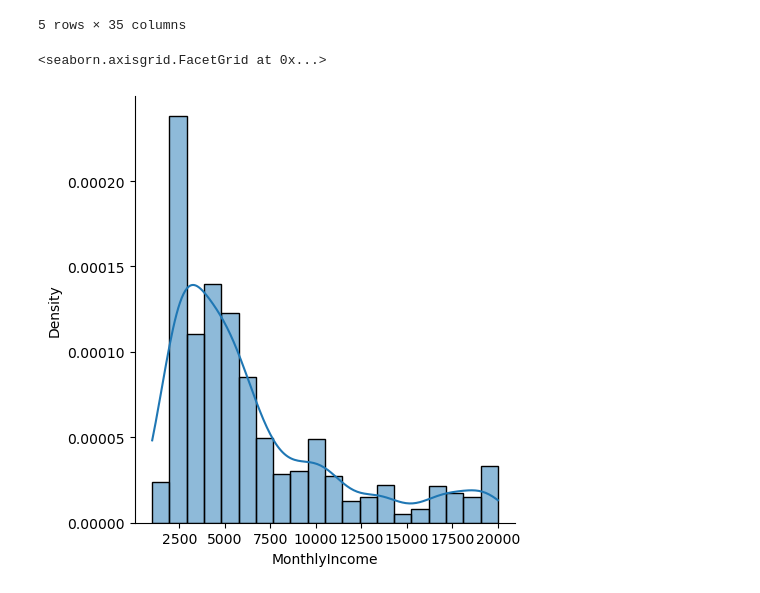
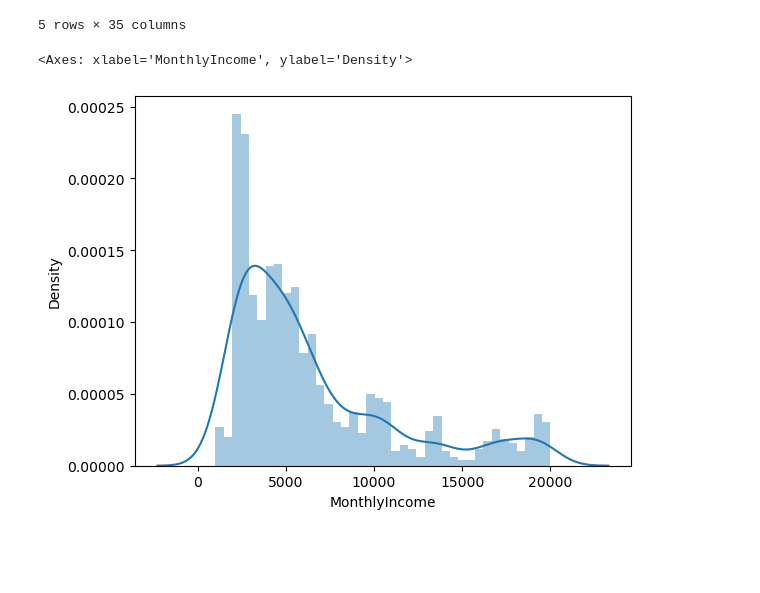
Before and after one commit to xuandata/exo-repo, a Jupyter notebook: Exos-4-Viewing-a-distribution.ipynb, the cells around one changed output. Cells and saved outputs as stored; diff of their text form; code cells hidden in the pictures; blank space fills up the shorter version.

```diff
--- a/Exos-4-Viewing-a-distribution.ipynb
+++ b/Exos-4-Viewing-a-distribution.ipynb
@@ -22,9 +23,10 @@ data.head()
 | 3 | 33 | No | Travel_Frequently | 1392 | Research & Development | 3 | 4 | ... |
 | 4 | 27 | No | Travel_Rarely | 591 | Research & Development | 2 | 1 | ... |
 5 rows × 35 columns
-# %%
-sns.displot(data.MonthlyIncome, kde=True, stat="density")
-# KDE kernel density estimate
-# %% [output]
-<seaborn.axisgrid.FacetGrid at 0x...>
-[figure, removed]
+# %%
+sns.distplot(data.MonthlyIncome, bins = 40)
+# KDE kernel density estimate
+# bins permet de définir la weight de la barre ou le nombre de barres (?)
+# %% [output]
+<Axes: xlabel='MonthlyIncome', ylabel='Density'>
+[figure, added]
```
Also changed, not shown: parts of 3 cells of this notebook, 3 other files.
